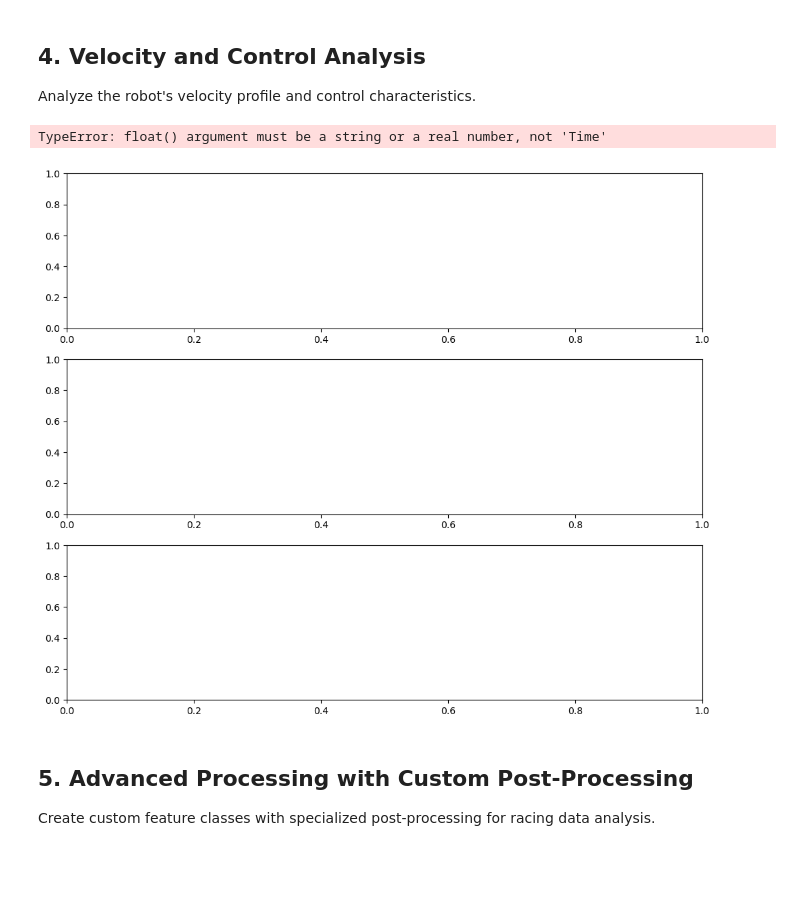
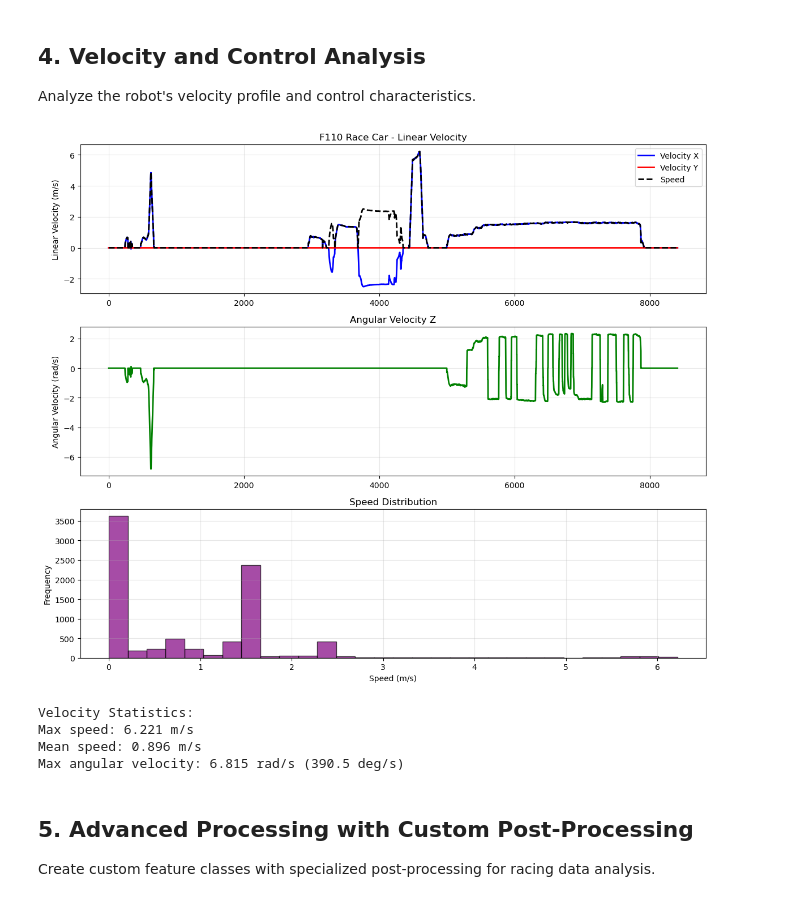
Before and after one commit to norlab-ulaval/trajectory-container-tools, a Jupyter notebook: notebooks/rosbag_usage_example.ipynb, the cells around one changed output. Cells and saved outputs as stored; diff of their text form; code cells hidden in the pictures; blank space fills up the shorter version.

```diff
--- a/notebooks/rosbag_usage_example.ipynb
+++ b/notebooks/rosbag_usage_example.ipynb
@@ -96,15 +117,0 @@ from trajectory_container_tools.dataclasses.rosbag_feature_dataclass import (
-# %%
-# Basic configuration - extract odometry
-features_config_1 = {
-    "/odom": NavMsgsOdometry,
-    "/sensors/imu/raw": SensorMsgsImu,
-    # "/teleop": AckermannMsgsAckermannDriveStamped
-    # "/ackermann_cmd": AckermannMsgsAckermannDriveStamped
-}
-
-mf1 = aggregate_multiple_features_from_rosbag(
-    rosbag_path,
-    dataset_info="Robot: f110_race_car, Track: grand_salon, Run: 2024-03-21_12-25-29",
-    features_config=features_config_1
-)
-print("Successfully extracted features!")
@@ -170,60 +172,66 @@ plt.show()
 
 Analyze the robot's velocity profile and control characteristics.
 # %%
-def plot_velocity_analysis(trajectory_data, title: str = "Velocity Analysis"):
+from typing import Union
+from trajectory_container_tools import BaseTrajectoryDataclass
+
+def plot_velocity_analysis(trajectory_data: Union[BaseTrajectoryDataclass], title: str = "Velocity Analysis"):
     """Plot velocity components and speed over time."""
-    vel_x = trajectory_data.topic_odom.twist_twist_linear_x
-    vel_y = trajectory_data.topic_odom.twist_twist_linear_y
-    angular_z = trajectory_data.topic_odom.twist_twist_angular_z
-    timestamps = trajectory_data.topic_odom.timestamps
+    _vel_x = trajectory_data.fetch_nested_attribute("topic_odom.twist.twist.linear_x")
+    _vel_y = trajectory_data.fetch_nested_attribute("topic_odom.twist.twist.linear_y")
+    _angular_z = trajectory_data.fetch_nested_attribute("topic_odom.twist.twist.angular_z")
+    _timestep_index = trajectory_data.fetch_nested_attribute("topic_odom.timestep_index")
 
     # Calculate speed
-    speed = np.sqrt(vel_x**2 + vel_y**2)
+    _speed = np.sqrt(_vel_x**2 + _vel_y**2)
 
     fig, axes = plt.subplots(3, 1, figsize=(12, 10))
 
     # Linear velocity components
-    axes[0].plot(timestamps, vel_x, 'b-', label='Velocity X', linewidth=2)
-    axes[0].plot(timestamps, vel_y, 'r-', label='Velocity Y', linewidth=2)
-    axes[0].plot(timestamps, speed, 'k--', label='Speed', linewidth=2)
+    axes[0].plot(_timestep_index, _vel_x, 'b-', label='Velocity X', linewidth=2)
+    axes[0].plot(_timestep_index, _vel_y, 'r-', label='Velocity Y', linewidth=2)
+    axes[0].plot(_timestep_index, _speed, 'k--', label='Speed', linewidth=2)
     axes[0].set_ylabel('Linear Velocity (m/s)')
     axes[0].set_title(f'{title} - Linear Velocity')
     axes[0].legend()
     axes[0].grid(True, alpha=0.3)
 
     # Angular velocity
-    axes[1].plot(timestamps, angular_z, 'g-', linewidth=2)
+    axes[1].plot(_timestep_index, _angular_z, 'g-', linewidth=2)
     axes[1].set_ylabel('Angular Velocity (rad/s)')
     axes[1].set_title('Angular Velocity Z')
     axes[1].grid(True, alpha=0.3)
 
     # Speed histogram
-    axes[2].hist(speed, bins=30, alpha=0.7, color='purple', edgecolor='black')
+    axes[2].hist(_speed, bins=30, alpha=0.7, color='purple', edgecolor='black')
     axes[2].set_xlabel('Speed (m/s)')
     axes[2].set_ylabel('Frequency')
     axes[2].set_title('Speed Distribution')
     axes[2].grid(True, alpha=0.3)
 
     plt.tight_layout()
     return fig, axes
 
 # Analyze velocity profile
 plot_velocity_analysis(mf1, "F110 Race Car")
 plt.show()
 
 # Print velocity statistics
-vel_x = mf1.topic_odom.twist_twist_linear_x
-vel_y = mf1.topic_odom.twist_twist_linear_y
+vel_x = mf1.topic_odom.twist.twist.linear_x
+vel_y = mf1.topic_odom.twist.twist.linear_y
 speed = np.sqrt(vel_x**2 + vel_y**2)
-angular_z = mf1.topic_odom.twist_twist_angular_z
+angular_z = mf1.topic_odom.twist.twist.angular_z
 
 print(f"\nVelocity Statistics:")
 print(f"Max speed: {np.max(speed):.3f} m/s")
 print(f"Mean speed: {np.mean(speed):.3f} m/s")
 print(f"Max angular velocity: {np.max(np.abs(angular_z)):.3f} rad/s ({np.degrees(np.max(np.abs(angular_z))):.1f} deg/s)")
 # %% [output]
+[figure, new version]
-TypeError: float() argument must be a string or a real number, not 'Time'
+Velocity Statistics:
+Max speed: 6.221 m/s
+Mean speed: 0.896 m/s
+Max angular velocity: 6.815 rad/s (390.5 deg/s)
-[figure, old version]
 # %% [markdown]
 ## 5. Advanced Processing with Custom Post-Processing
 
```
Also changed, not shown: parts of 26 cells of this notebook, 6 other files.
